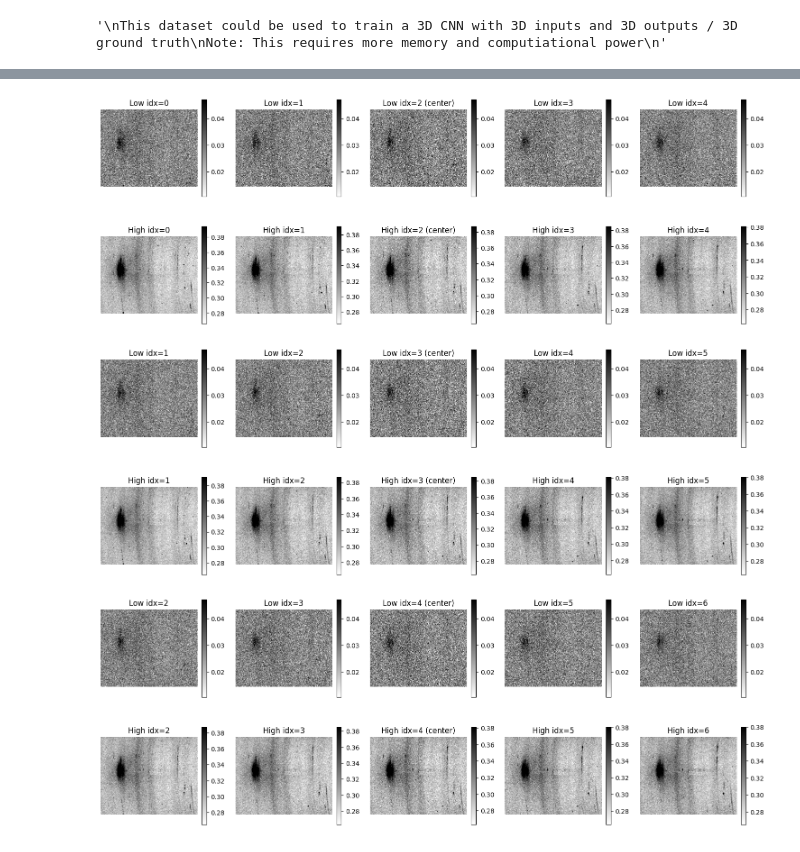
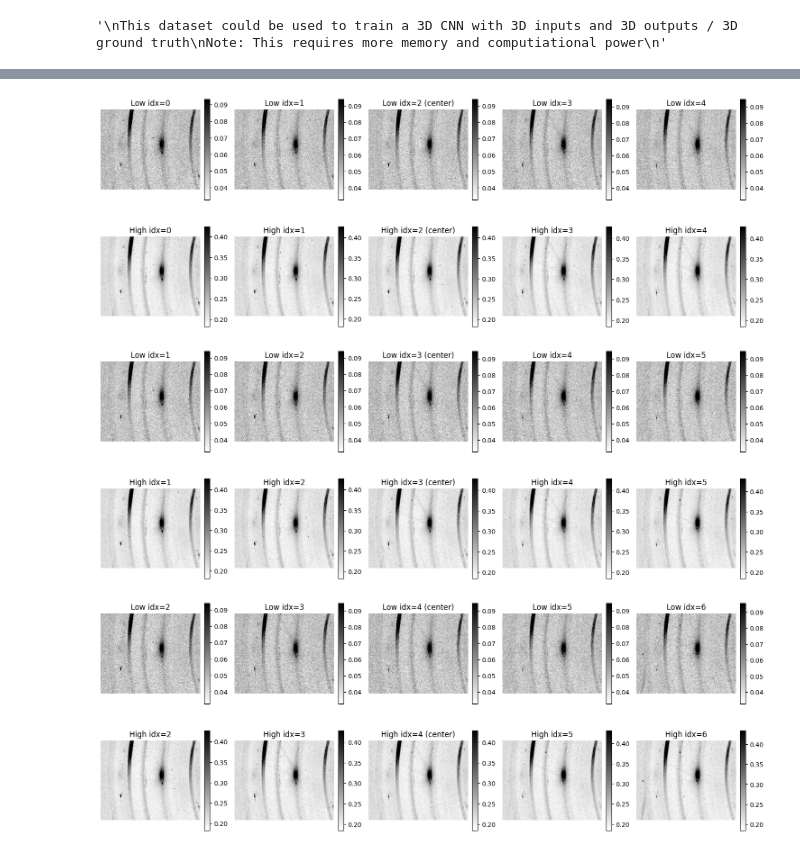
Before and after one commit to SandroGae/Master_Thesis, a Jupyter notebook: 3D_Data_prep.ipynb, the cells around one changed output, grey strips where cells are left out. Saved outputs shown, nothing was run; the diff lists cells and outputs as text; code cells hidden in the pictures.

```diff
--- a/3D_Data_prep.ipynb
+++ b/3D_Data_prep.ipynb
@@ -9,17 +9,24 @@ Note: This requires more memory and computiational power
 import h5py
 import matplotlib.pyplot as plt
 import numpy as np
+import os
+import gc
+from numpy.lib.format import open_memmap
 
-file_path = "test_data.hdf5"
+# ====== Reading in data ===
+def load_split(file_path):
+    with h5py.File(file_path, "r") as f:
+        high = f["/high_count/data"][:].transpose(2, 0, 1)  # (N,H,W)
+        low  = f["/low_count/data"][:].transpose(2, 0, 1)
+    return high, low
 
-with h5py.File(file_path, "r") as f:
-    high_data = f["/high_count/data"][:]   # (192, 240, 3034)
-    low_data = f["/low_count/data"][:]     # (192, 240, 3034)
-
-# Transpose: Matlab --> Python
-high_data = high_data.transpose(2, 0, 1)   # (3034, 192, 240)
-low_data = low_data.transpose(2, 0, 1)     # (3034, 192, 240)
+data = {
+    "train": load_split("training_data.hdf5"),
+    "test":  load_split("test_data.hdf5"),
+    "val":   load_split("validation_data.hdf5"),
+}
 # %%
+# ================= Normalising Data =================
 def anscombe_vst(x):
     # Negative values get yeeted to zero (counts should not be negative)
     x = np.maximum(x, 0)
@@ -33,16 +40,9 @@ def compute_clip_from_high(high_data, percentile=99.9, use_vst=True, max_samples
     """
     rng = np.random.default_rng() if rng is None else rng
     arr = high_data.ravel()
-
-    if arr.size > max_samples:
-        idx = rng.choice(arr.size, size=max_samples, replace=False)
-        sample = arr[idx]
-    else:
-        sample = arr
-
+    sample = arr if arr.size <= max_samples else arr[rng.choice(arr.size, size=max_samples, replace=False)]
     if use_vst:
-        sample = anscombe_vst(sample) # Only for estimation of clip_val
-
+        sample = anscombe_vst(sample)
     clip_val = np.percentile(sample, percentile)
     if not np.isfinite(clip_val) or clip_val <= 0:
         clip_val = float(np.max(sample))
@@ -159,36 +270,38 @@ def show_window_pair_3d(X, Y, sample_idx, size=5, group_len=41, share_scale=Fals
 
     for j in range(size):
         # Low-Count
         vmin, vmax = np.percentile(seq_low[j].ravel(), (1, 99))
         im_low = axes[0, j].imshow(
             seq_low[j], cmap="gray_r", origin="lower",
             aspect="equal", vmin=vmin, vmax=vmax
         )
         axes[0, j].set_title(f"Low idx={frame_indices[j]}")
         axes[0, j].axis("off")
         fig.colorbar(im_low, ax=axes[0, j], fraction=0.046, pad=0.04)
 
         # High-Count
         vmin, vmax = np.percentile(seq_high[j].ravel(), (1, 99))
         im_high = axes[1, j].imshow(
             seq_high[j], cmap="gray_r", origin="lower",
             aspect="equal", vmin=vmin, vmax=vmax
         )
         axes[1, j].set_title(f"High idx={frame_indices[j]}")
         axes[1, j].axis("off")
         fig.colorbar(im_high, ax=axes[1, j], fraction=0.046, pad=0.04)
 
     axes[0, k].set_title(f"Low idx={frame_indices[k]} (center)")
     axes[1, k].set_title(f"High idx={frame_indices[k]} (center)")
 
     plt.tight_layout()
     plt.show()
 
+# === Visualization from saved files ===
+X_vis = np.load(os.path.join(outdir, "X_train.npy"), mmap_mode="r")
+Y_vis = np.load(os.path.join(outdir, "Y_train.npy"), mmap_mode="r")
 
-# Visualize some samples
-for idx in range(0, 3):
-    show_window_pair_3d(X, Y, sample_idx=idx, size=5, group_len=41)
+for idx in range(3):
+    show_window_pair_3d(X_vis, Y_vis, sample_idx=idx, size=size, group_len=group_len)
 # %% [output]
-[figure, old version]
+[figure, new version]
-[figure, old version]
+[figure, new version]
-[figure, old version]
+[figure, new version]
```
Also changed, not shown: parts of 2 cells of this notebook, 4 other files.
